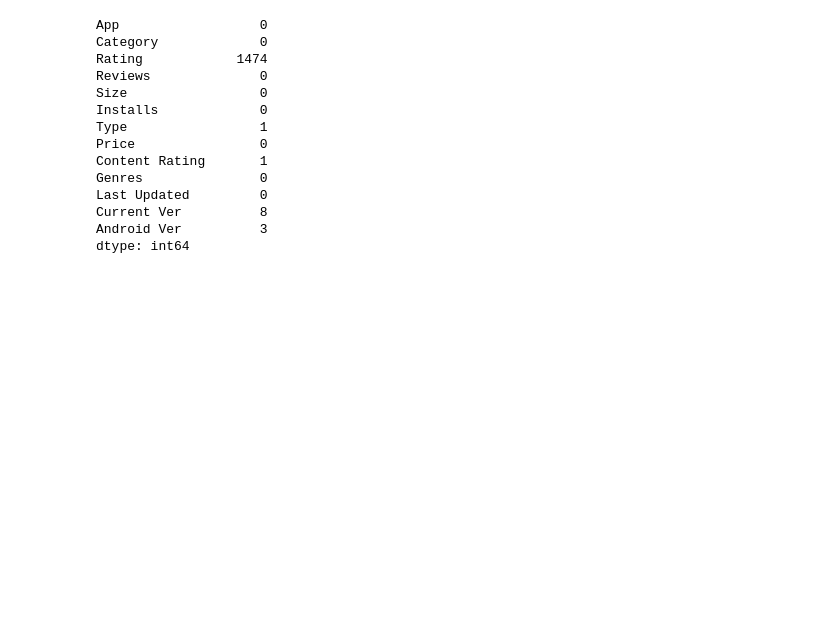
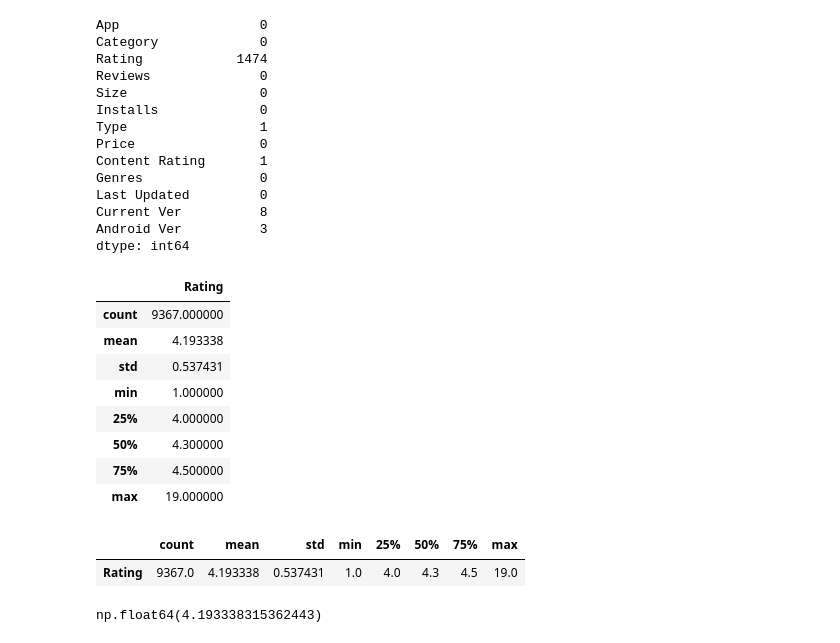
Before and after one commit to neelakandanoj/Full-Stack-Data-Science, a Jupyter notebook: DataAnalysis/Google app review/EDA.ipynb, the cells around one changed output. Cells and saved outputs as stored; diff of their text form; code cells hidden in the pictures; blank space fills up the shorter version.

```diff
--- a/DataAnalysis/Google app review/EDA.ipynb
+++ b/DataAnalysis/Google app review/EDA.ipynb
@@ -106,3 +110,25 @@ Last Updated         0
 Current Ver          8
 Android Ver          3
 dtype: int64
+# %%
+df.describe()
+# %% [output]
+|  | Rating |
+| count | 9367.000000 |
+| mean | 4.193338 |
+| std | 0.537431 |
+| min | 1.000000 |
+| 25% | 4.000000 |
+| 50% | 4.300000 |
+| 75% | 4.500000 |
+| max | 19.000000 |
+# %%
+df.describe().T
+# %% [output]
+|  | count | mean | std | min | 25% | 50% | 75% | max |
+| Rating | 9367.0 | 4.193338 | 0.537431 | 1.0 | 4.0 | 4.3 | 4.5 | 19.0 |
+# %%
+mean_value=df['Rating'].mean()
+mean_value
+# %% [output]
+np.float64(4.193338315362443)
```
Also changed, not shown: parts of 17 cells of this notebook.
